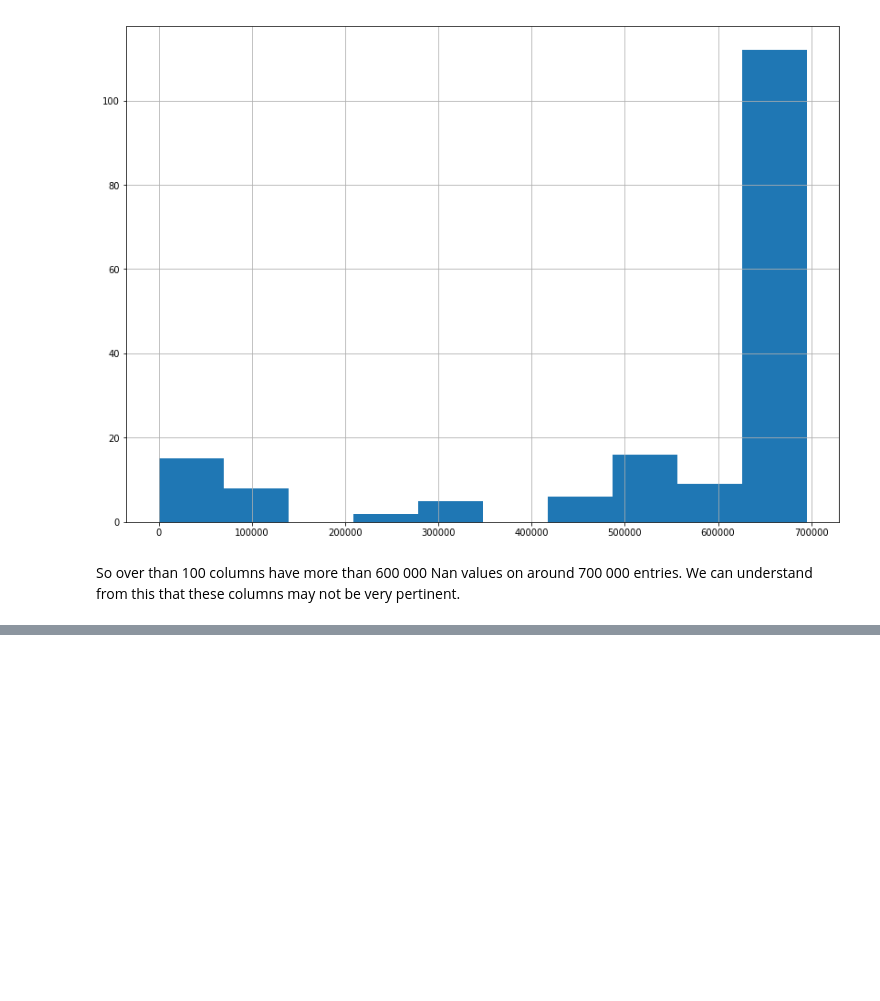
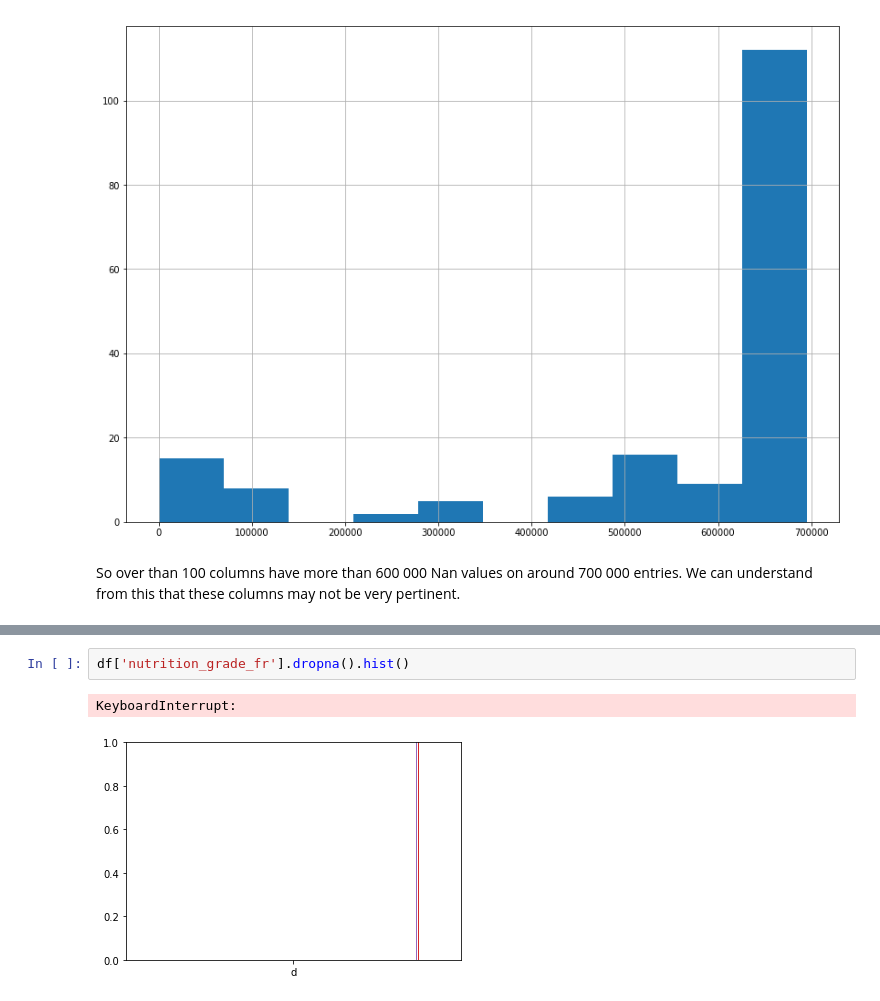
Before and after one commit to aelamran/ADA-project1-Openfoodfacts, a Jupyter notebook: Open Food Fact.ipynb, the cells around one changed output, grey strips where cells are left out. Cells and saved outputs as stored; diff of their text form; blank space fills up the shorter version.

```diff
--- a/Open Food Fact.ipynb
+++ b/Open Food Fact.ipynb
@@ -76,0 +306,5 @@ dtype: int64
+# %%
+df['nutrition_grade_fr'].dropna().hist()
+# %% [output]
+KeyboardInterrupt:
+[figure, added]
```
Also changed, not shown: parts of 21 cells of this notebook.
